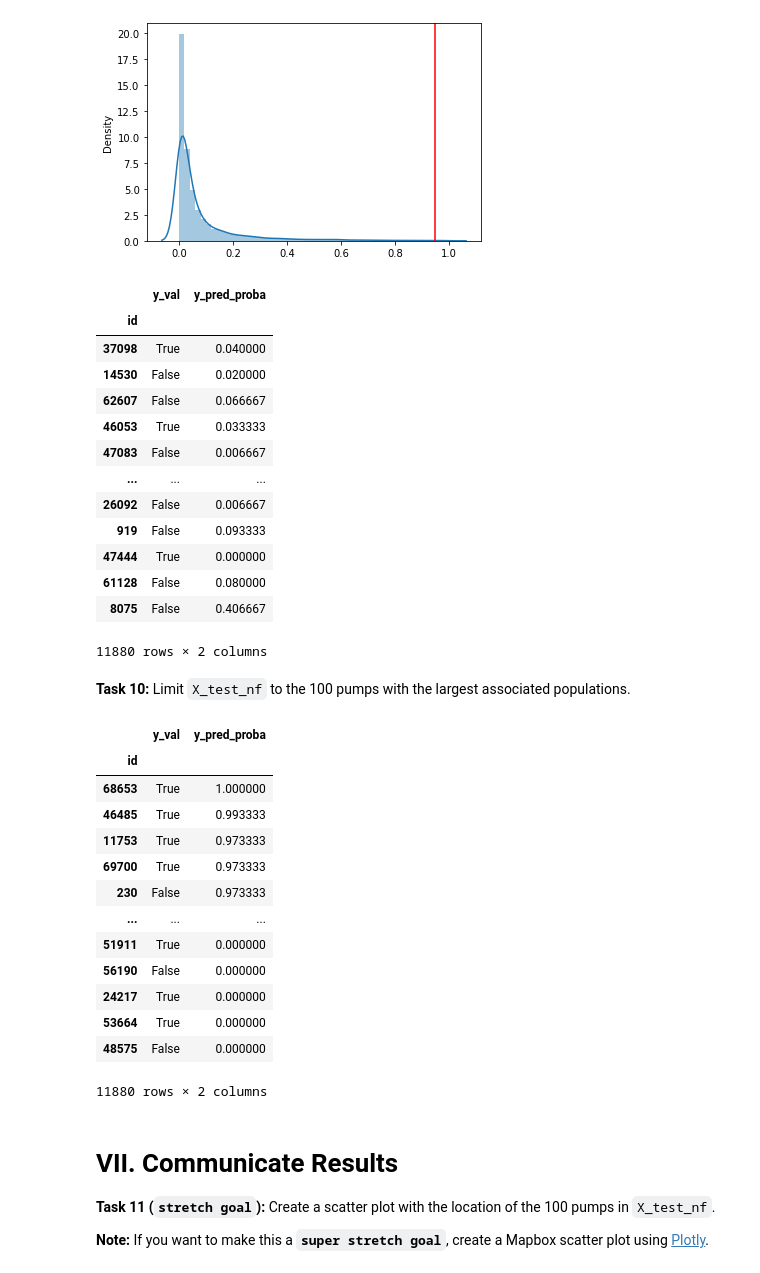
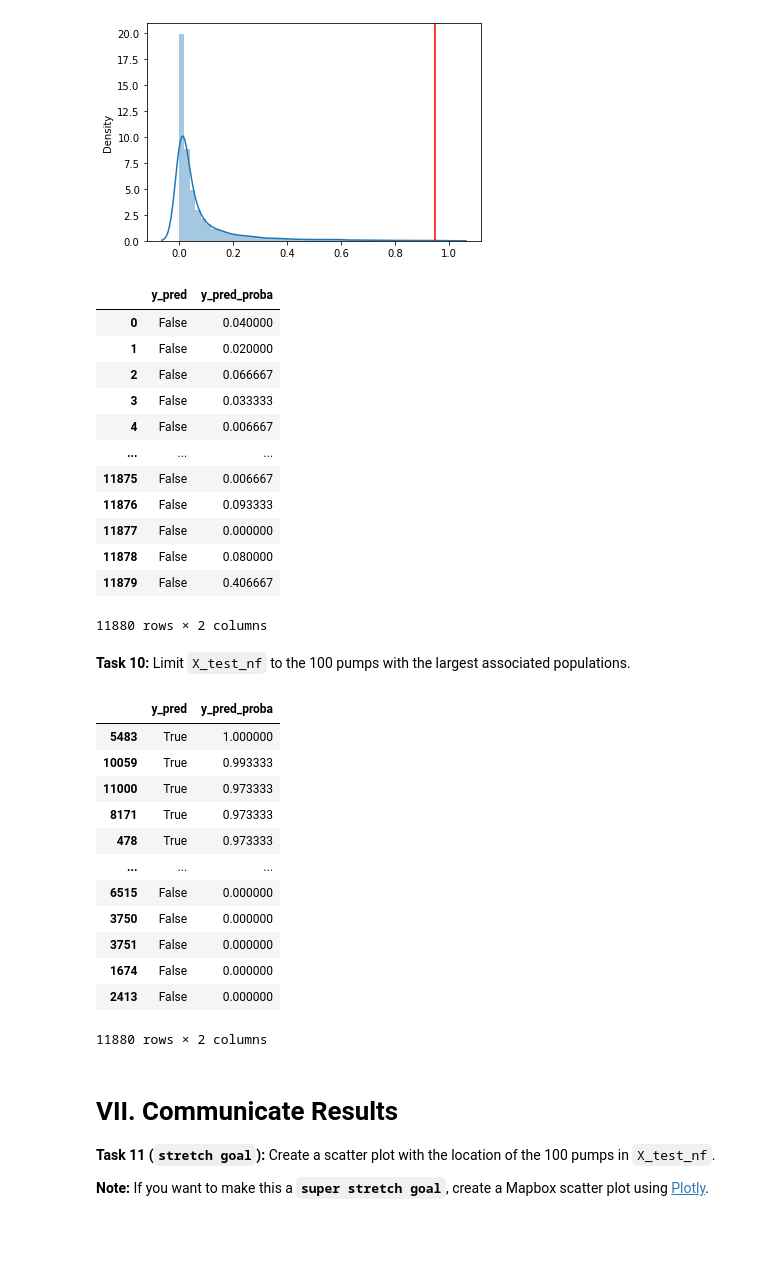
Before and after one commit to write2nk/DS-Unit-2-Kaggle-Challenge, a Jupyter notebook: module4-classification-metrics/LS_DS_224_assignment.ipynb, the cells around one changed output. Saved outputs shown, nothing was run; the diff lists cells and outputs as text; code cells hidden in the pictures; blank space fills up the shorter version.

```diff
--- a/module4-classification-metrics/LS_DS_224_assignment.ipynb
+++ b/module4-classification-metrics/LS_DS_224_assignment.ipynb
@@ -244,22 +244,21 @@ dtype: int64
 [figure]
 # %%
 
-X_test_nf = results = pd.DataFrame({'y_val':y_val,'y_pred_proba': y_pred_proba})
+X_test_nf = results = pd.DataFrame({'y_pred':y_pred,'y_pred_proba': y_pred_proba})
 X_test_nf
 # %% [output]
-|  | y_val | y_pred_proba |
-| id |  |  |
-| 37098 | True | 0.040000 |
-| 14530 | False | 0.020000 |
-| 62607 | False | 0.066667 |
-| 46053 | True | 0.033333 |
-| 47083 | False | 0.006667 |
+|  | y_pred | y_pred_proba |
+| 0 | False | 0.040000 |
+| 1 | False | 0.020000 |
+| 2 | False | 0.066667 |
+| 3 | False | 0.033333 |
+| 4 | False | 0.006667 |
 | ... | ... | ... |
-| 26092 | False | 0.006667 |
-| 919 | False | 0.093333 |
-| 47444 | True | 0.000000 |
-| 61128 | False | 0.080000 |
-| 8075 | False | 0.406667 |
+| 11875 | False | 0.006667 |
+| 11876 | False | 0.093333 |
+| 11877 | False | 0.000000 |
+| 11878 | False | 0.080000 |
+| 11879 | False | 0.406667 |
 11880 rows × 2 columns
 # %% [markdown]
 **Task 10:** Limit `X_test_nf` to the 100 pumps with the largest associated populations.
@@ -267,19 +266,18 @@ X_test_nf
 X_test_nf = X_test_nf.sort_values(by = 'y_pred_proba', ascending=False)
 X_test_nf
 # %% [output]
-|  | y_val | y_pred_proba |
-| id |  |  |
-| 68653 | True | 1.000000 |
-| 46485 | True | 0.993333 |
-| 11753 | True | 0.973333 |
-| 69700 | True | 0.973333 |
-| 230 | False | 0.973333 |
+|  | y_pred | y_pred_proba |
+| 5483 | True | 1.000000 |
+| 10059 | True | 0.993333 |
+| 11000 | True | 0.973333 |
+| 8171 | True | 0.973333 |
+| 478 | True | 0.973333 |
 | ... | ... | ... |
-| 51911 | True | 0.000000 |
-| 56190 | False | 0.000000 |
-| 24217 | True | 0.000000 |
-| 53664 | True | 0.000000 |
-| 48575 | False | 0.000000 |
+| 6515 | False | 0.000000 |
+| 3750 | False | 0.000000 |
+| 3751 | False | 0.000000 |
+| 1674 | False | 0.000000 |
+| 2413 | False | 0.000000 |
 11880 rows × 2 columns
 # %% [markdown]
 # VII. Communicate Results
```
Also changed, not shown: parts of 2 cells of this notebook.
